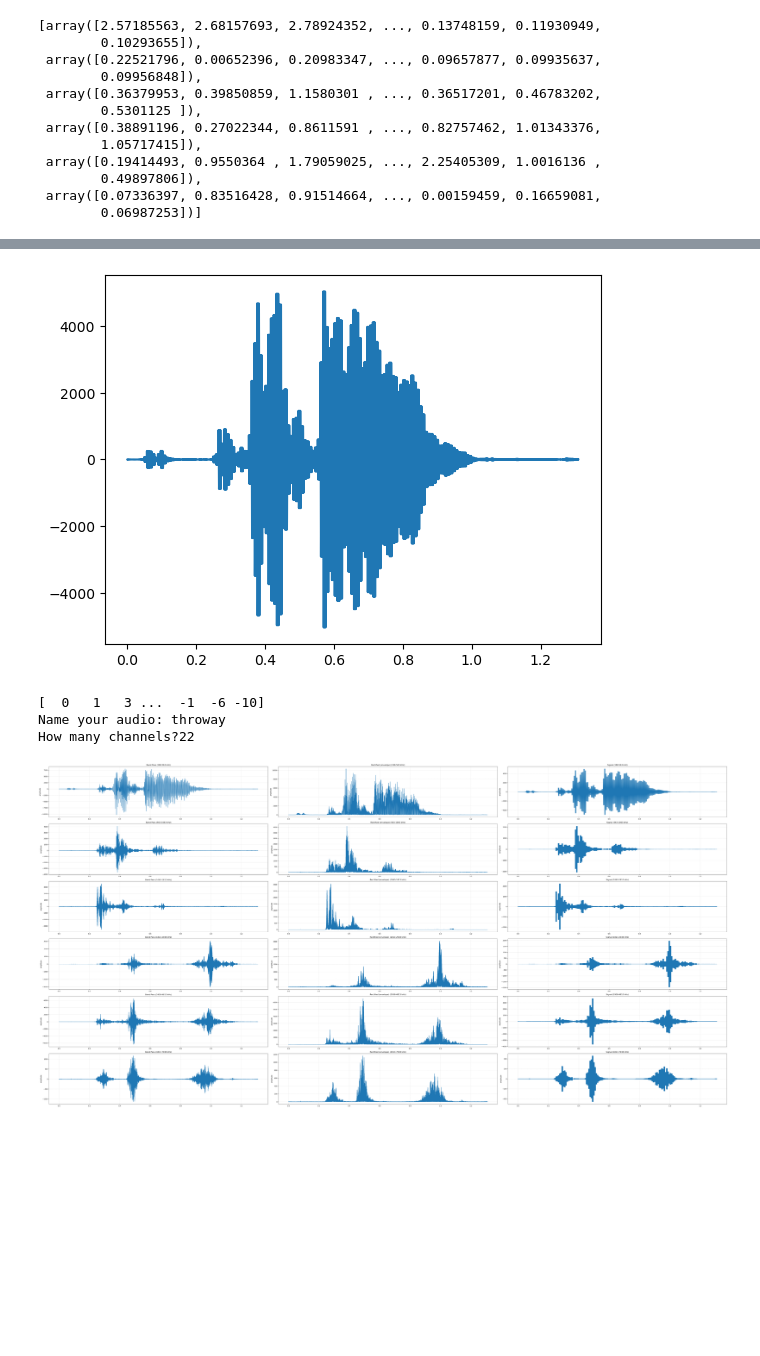
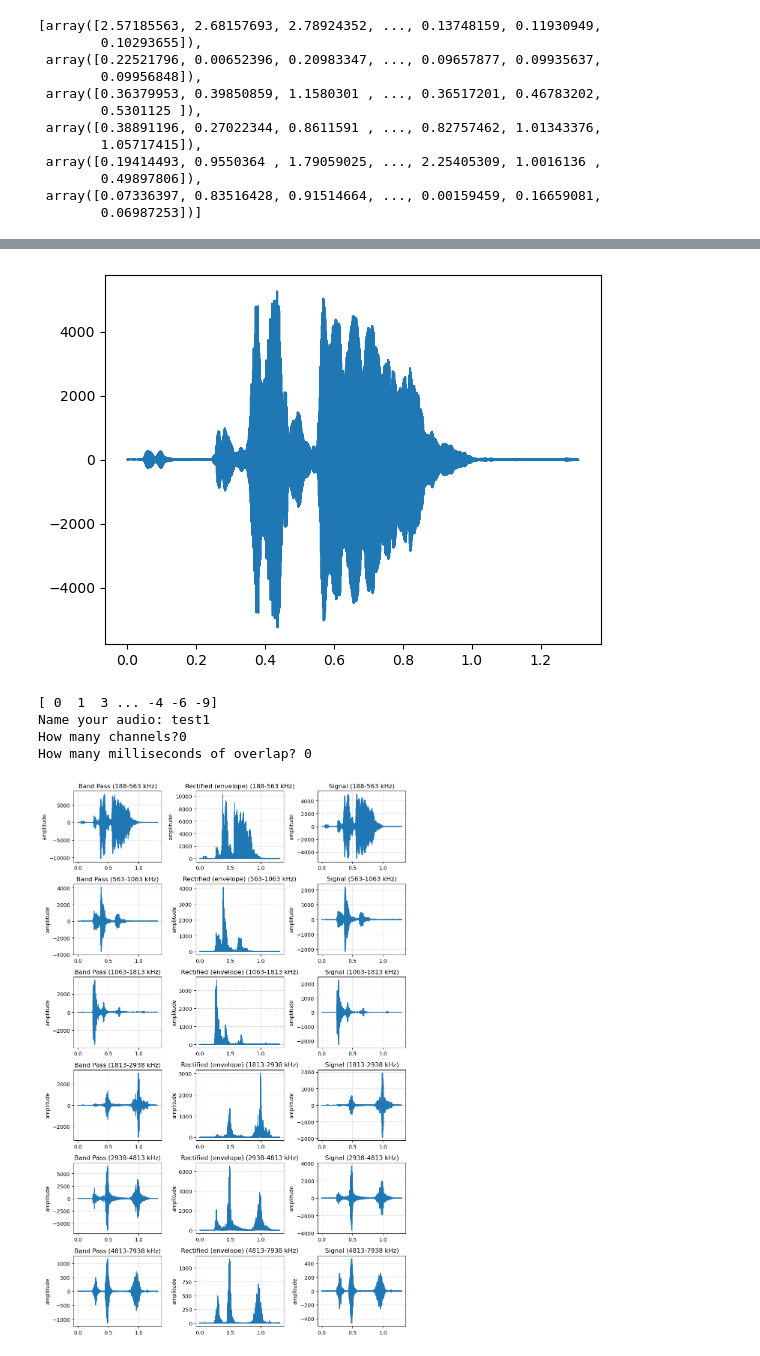
Before and after one commit to SasheO/DukeREU, a Jupyter notebook: Task 1- Simulate Audio CI Processing Pipeline.ipynb, the cells around one changed output, grey strips where cells are left out. Cells and saved outputs as stored; diff of their text form; code cells hidden in the pictures; blank space fills up the shorter version.

Commit message:
added noise, worked on overlap in getting rms energy

```diff
--- a/Task 1- Simulate Audio CI Processing Pipeline.ipynb
+++ b/Task 1- Simulate Audio CI Processing Pipeline.ipynb
@@ -41,6 +40,8 @@ LEN_TIME_QUANTIZED_MS = 8
 # %%
 wav_file = "LL-Q1860_(eng)-Vealhurl-cosmos2.wav"
 frequency_ranges = FREQUENCIES_FOR_6_CHANNELS_TABLE_2 ### CHANGE THIS TO which you want
+LEN_TIME_QUANTIZED_MS = 8
+OVERLAP_MS = 2
 # %%
 # Load sample data from a WAV file
 sample_rate, data = scipy.io.wavfile.read(wav_file)
@@ -176,17 +150,23 @@ print(enveloped_frequencies_low_to_high[0].shape)
 # %%
+# got rms energy with overlap, LEN_TIME_QUANTIZED_MS=8ms i.e. if overlap is 2ms, calculate rms energy for 8 ms at 0s, 2s, 4s, 6s, 8s, ...
+# get rms every 8 ms, construct a sinusoid with amplitude = rms energy and frequency = average of the bandpass filter
 # sample rate = 48000/s or 384 per 8 ms
-# got rms energy for 384 samples (no overlap currently) since that's equal to 8ms
+# TIP: make sure to use a zero phase filter as a parameter in the bandpass filter
+if OVERLAP_MS == 0 or OVERLAP_MS > LEN_TIME_QUANTIZED_MS:
+    OVERLAP_MS = LEN_TIME_QUANTIZED_MS
 
 rms_energy_values = []
+
 for frequencies in enveloped_frequencies_low_to_high:
     rms_list = []
     indx = 0
-    frame_step = int((sample_rate/1000)*LEN_TIME_QUANTIZED_MS) # the number of indices equal to LEN_TIME_QUANTIZED_MS milliseconds. this should give an integer
+    frame_step = int((sample_rate/1000)*LEN_TIME_QUANTIZED_MS) # the number of values equal to LEN_TIME_QUANTIZED_MS milliseconds. this should give an integer
+    overlap_step = int((sample_rate/1000)*OVERLAP_MS) # the number of values equal to the millisecond overlap
     final_indx = indx + frame_step
     while final_indx < frequencies.shape[0]:
         rms_list.append(math.sqrt(np.mean(frequencies[indx:final_indx]**2)))
-        indx += frame_step
-        final_indx += frame_step
+        indx += overlap_step
+        final_indx += overlap_step
     final_frame_length = len(frequencies[indx:])
     rms_list.append(math.sqrt(np.mean(frequencies[indx:]**2)))
     rms_energy_values.append(np.array(rms_list))
@@ -216,7 +196,7 @@ the rms energy values will be the amplitude of the sinusoid over 8ms
 the frequency of the 8ms should be the average frequency in that range.
 '''
 
-def create_sinusoid(average_frequency, amplitude, t=0.008):
+def create_sinusoid(average_frequency, amplitude, t):
     '''
     average_frequency (int): should be the average frequency of that channel
     t (int): should be the time of the generated sound in seconds
@@ -242,7 +222,7 @@ for indx in range(len(frequency_ranges)-1):
     average_frequency = (min_frequency+max_frequency)/2
     ## TODO HERE: get every 8 seconds and its amplitude
     for amplitude in rms_energy_values[indx][:-1]: # do this until the final frame which may not be the max frame length
-        output.extend(create_sinusoid(average_frequency, amplitude, LEN_TIME_QUANTIZED_MS/1000))
+        output.extend(create_sinusoid(average_frequency, amplitude, OVERLAP_MS/1000))
     output.extend(create_sinusoid(average_frequency, amplitude, (final_frame_length/frame_step)*LEN_TIME_QUANTIZED_MS/1000)) # process the final frame which may not be the max frame length
     signal.append(np.array(output))
 # %%
@@ -275,37 +255,38 @@ plt.plot(np.arange(len(signal[0]))/sample_rate, signal[0])
 # plt.xlim(0.4, 0.42) # show a 20 ms snippet
 plt.show()
 # %% [output]
-[figure, old version]
+[figure, new version]
 # %%
 signal_wav = sum(np.int16(signal))
 print(signal_wav)
-scipy.io.wavfile.write("reconstructed_sounds/"+input("Name your audio: ")+"-"+input("How many channels?")+"c.wav"".wav", sample_rate, signal_wav) # have to transpose signal and combine all channels by adding
+scipy.io.wavfile.write("reconstructed_sounds/"+input("Name your audio: ")+"-"+input("How many channels?")+"channels_"+input("How many milliseconds of overlap? ")+"millisecondoverlap.wav", sample_rate, signal_wav) # have to transpose signal and combine all channels by adding
 # %% [output]
-[  0   1   3 ...  -1  -6 -10]
-Name your audio: throway
-How many channels?22
+[ 0  1  3 ... -4 -6 -9]
+Name your audio: test1
+How many channels?0
+How many milliseconds of overlap? 0
 # %%
 # plot all graphs together
 times_reconstructed = np.arange(len(signal))/sample_rate
-fig, axes = plt.subplots(len(signal), 3, figsize=(60, 30))
+fig, axes = plt.subplots(len(signal), 3, figsize=(10, 15))
 
 columns = [(bandpassed_frequencies_low_to_high, "Band Pass"), (enveloped_frequencies_low_to_high, "Rectified (envelope)"), (signal, "Signal")]
 
 for indx in range(len(signal)):
     for column_indx in range(3):
         low,high = frequency_ranges[indx], frequency_ranges[indx+1]
         axes[indx, column_indx].set_title(f"{columns[column_indx][1]} ({low}-{high} kHz)")
         axes[indx, column_indx].grid(alpha=.5, ls='--')
 #         print(columns[column_indx][0][indx])
 #         print(len(columns[column_indx][0][indx]))
 #         print(len(times_reconstructed))
 #         break
         axes[indx, column_indx].plot(times, columns[column_indx][0][indx])
         axes[indx, column_indx].set_ylabel('amplitude')
 #     break
 plt.tight_layout()
 plt.show()
 
 ### DO NOT JUST GET THE POSITIVE AMPLITUDE. DO "ENVELOPE EXTRACTION"
 # %% [output]
-[figure, old version]
+[figure, new version]
```
Also changed, not shown: parts of 18 cells of this notebook, 20 other files.
